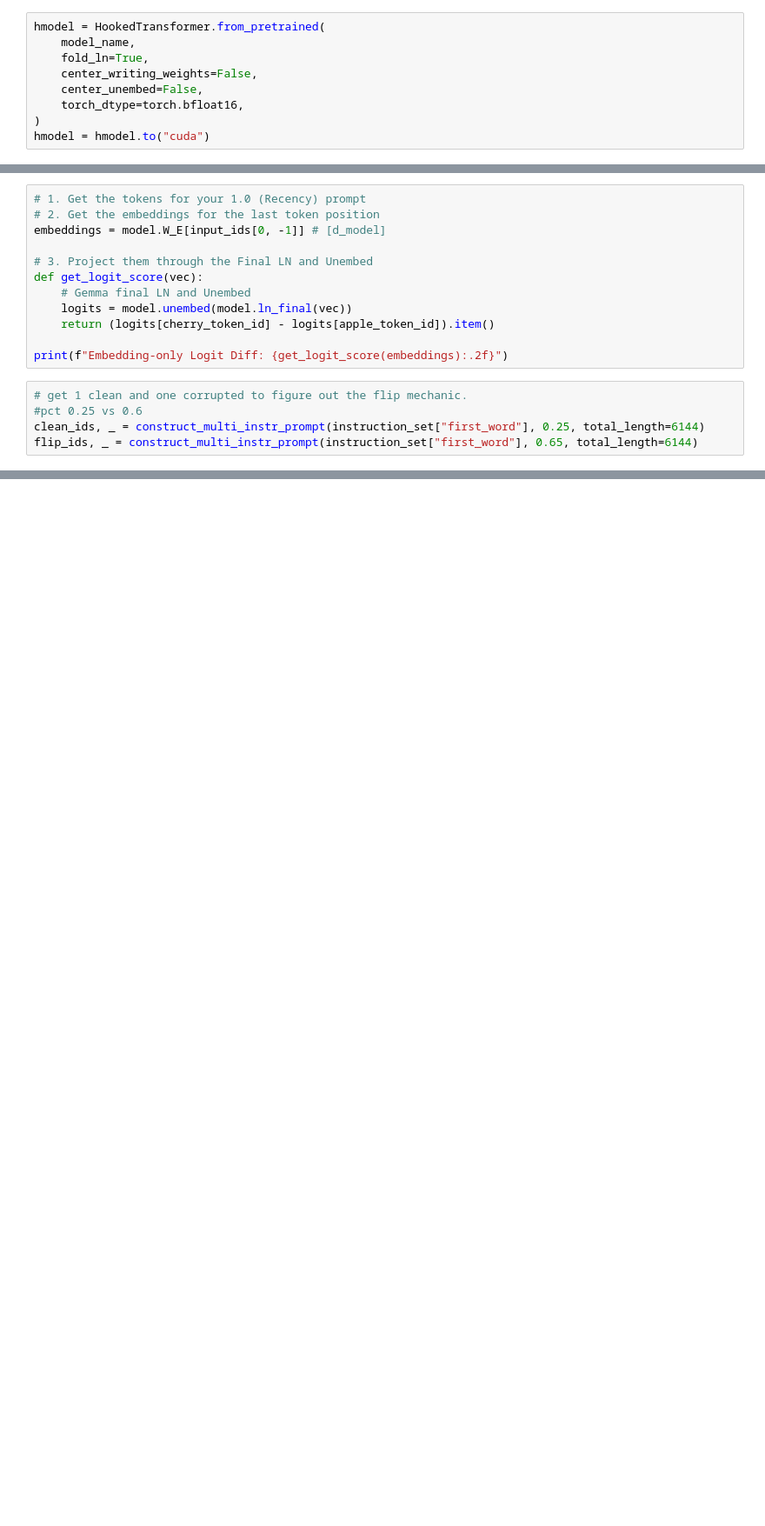
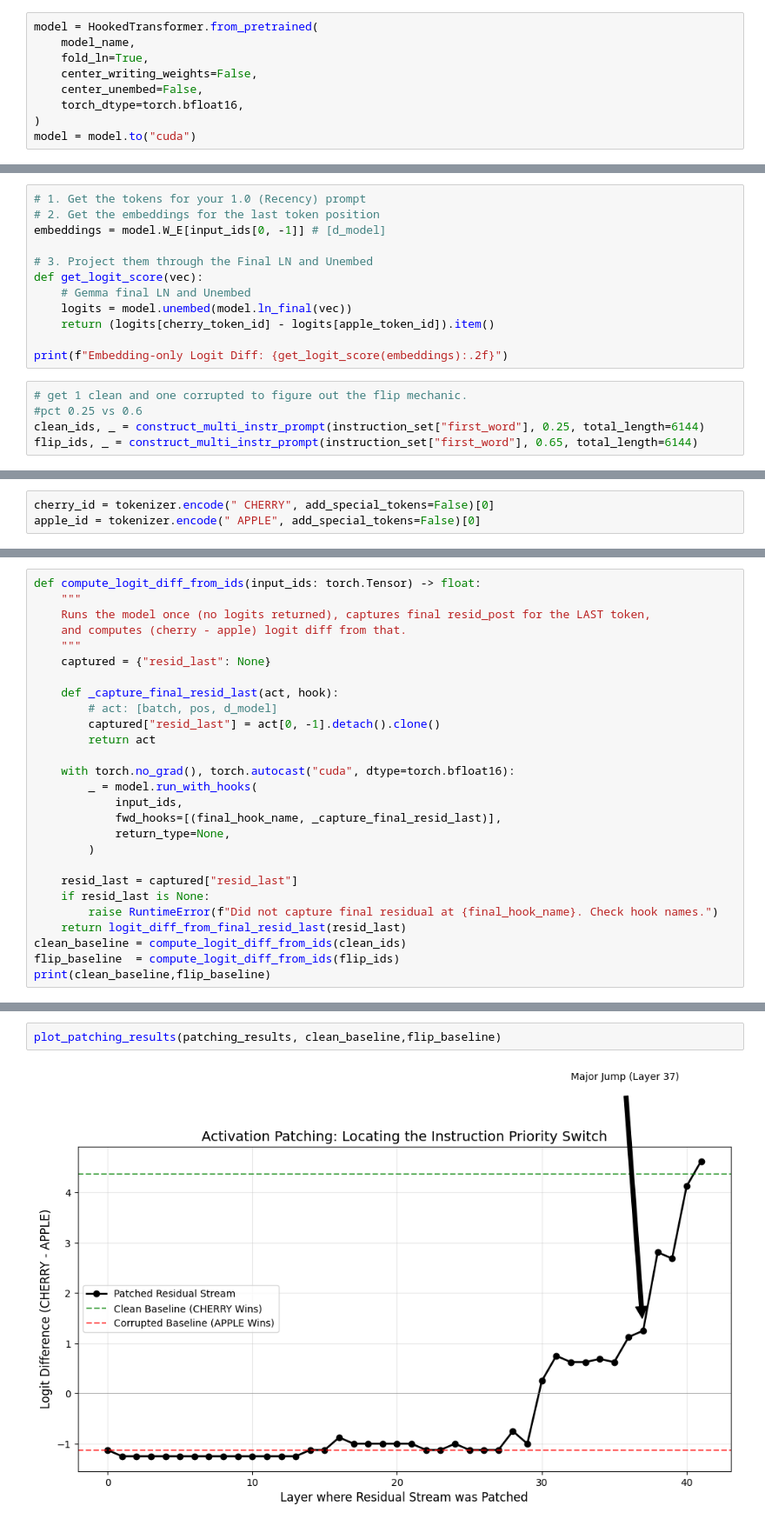
Before and after one commit to dzhang019/instruction-prioritization-circuits, a Jupyter notebook: distancepriority.ipynb, the cells around one changed output, grey strips where cells are left out. Shown at 87% size. Cells and saved outputs as stored; diff of their text form; blank space fills up the shorter version.

```diff
--- a/distancepriority.ipynb
+++ b/distancepriority.ipynb
@@ -655,14 +654,14 @@ Processing Position: 0.55
 # %%
 from transformer_lens import HookedTransformer
 # %%
-hmodel = HookedTransformer.from_pretrained(
+model = HookedTransformer.from_pretrained(
     model_name,
     fold_ln=True,
     center_writing_weights=False,
     center_unembed=False,
     torch_dtype=torch.bfloat16,
 )
-hmodel = hmodel.to("cuda")
+model = model.to("cuda")
 # %% [output]
 `torch_dtype` is deprecated! Use `dtype` instead!
 WARNING:root:With reduced precision, it is advised to use `from_pretrained_no_processing` instead of `from_pretrained`.
@@ -836,0 +880,3 @@ flip_ids, _ = construct_multi_instr_prompt(instruction_set["first_word"], 0.65,
+# %%
+cherry_id = tokenizer.encode(" CHERRY", add_special_tokens=False)[0]
+apple_id = tokenizer.encode(" APPLE", add_special_tokens=False)[0]
@@ -836,0 +1067,27 @@ flip_ids, _ = construct_multi_instr_prompt(instruction_set["first_word"], 0.65,
+# %%
+def compute_logit_diff_from_ids(input_ids: torch.Tensor) -> float:
+    """
+    Runs the model once (no logits returned), captures final resid_post for the LAST token,
+    and computes (cherry - apple) logit diff from that.
+    """
+    captured = {"resid_last": None}
+
+    def _capture_final_resid_last(act, hook):
+        # act: [batch, pos, d_model]
+        captured["resid_last"] = act[0, -1].detach().clone()
+        return act
+
+    with torch.no_grad(), torch.autocast("cuda", dtype=torch.bfloat16):
+        _ = model.run_with_hooks(
+            input_ids,
+            fwd_hooks=[(final_hook_name, _capture_final_resid_last)],
+            return_type=None,
+        )
+
+    resid_last = captured["resid_last"]
+    if resid_last is None:
+        raise RuntimeError(f"Did not capture final residual at {final_hook_name}. Check hook names.")
+    return logit_diff_from_final_resid_last(resid_last)
+clean_baseline = compute_logit_diff_from_ids(clean_ids)
+flip_baseline  = compute_logit_diff_from_ids(flip_ids)
+print(clean_baseline,flip_baseline)
@@ -836,0 +1096,4 @@ flip_ids, _ = construct_multi_instr_prompt(instruction_set["first_word"], 0.65,
+# %%
+plot_patching_results(patching_results, clean_baseline,flip_baseline)
+# %% [output]
+[figure, added]
```
Also changed, not shown: parts of 15 cells of this notebook, 16 other files.
